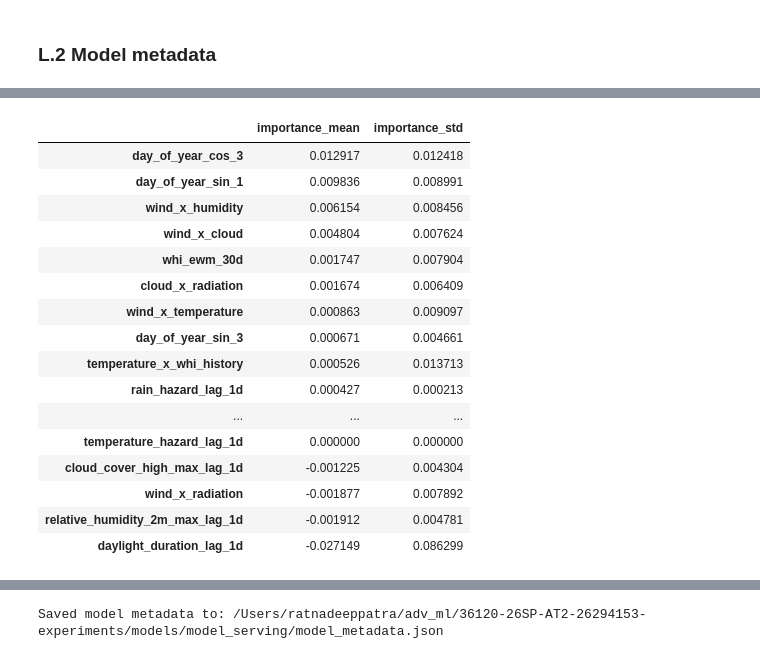
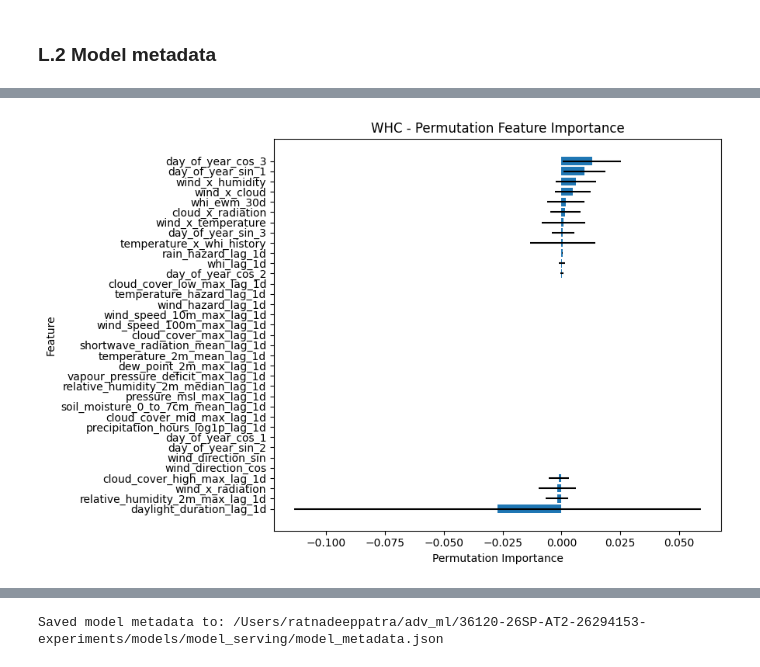
Before and after one commit to RP28/36120-26SP-AT2-26294153-experiments, a Jupyter notebook: notebooks/comfort_climate/36120_26SP_AT2_26294153_experiment_3.ipynb, the cells around one changed output, grey strips where cells are left out. Saved outputs shown, nothing was run; the diff lists cells and outputs as text; code cells hidden in the pictures.

```diff
--- a/notebooks/comfort_climate/36120_26SP_AT2_26294153_experiment_3.ipynb
+++ b/notebooks/comfort_climate/36120_26SP_AT2_26294153_experiment_3.ipynb
@@ -1463,30 +1413,16 @@ cci_target_3d
 # %%
 hazard_feature_importance = get_permutation_importance(
     classification_workflow,
     scoring=classification_scorer
 )
 
 hazard_metrics = classification_test_metrics(classification_workflow)
-
-display(
-    pd.DataFrame(hazard_feature_importance).T
-    .sort_values("importance_mean", ascending=False)
-)
+importance_df = pd.DataFrame(hazard_feature_importance).T.sort_values("importance_mean", ascending=True)
+plt.figure(figsize=(9, 6))
+plt.barh(importance_df.index, importance_df["importance_mean"], xerr=importance_df["importance_std"],)
+plt.xlabel("Permutation Importance")
+plt.ylabel("Feature")
+plt.title("WHC - Permutation Feature Importance")
+plt.tight_layout()
 # %% [output]
-|  | importance_mean | importance_std |
-| day_of_year_cos_3 | 0.012917 | 0.012418 |
-| day_of_year_sin_1 | 0.009836 | 0.008991 |
-| wind_x_humidity | 0.006154 | 0.008456 |
-| wind_x_cloud | 0.004804 | 0.007624 |
-| whi_ewm_30d | 0.001747 | 0.007904 |
-| cloud_x_radiation | 0.001674 | 0.006409 |
-| wind_x_temperature | 0.000863 | 0.009097 |
-| day_of_year_sin_3 | 0.000671 | 0.004661 |
-| temperature_x_whi_history | 0.000526 | 0.013713 |
-| rain_hazard_lag_1d | 0.000427 | 0.000213 |
-| ... | ... | ... |
-| temperature_hazard_lag_1d | 0.000000 | 0.000000 |
-| cloud_cover_high_max_lag_1d | -0.001225 | 0.004304 |
-| wind_x_radiation | -0.001877 | 0.007892 |
-| relative_humidity_2m_max_lag_1d | -0.001912 | 0.004781 |
-| daylight_duration_lag_1d | -0.027149 | 0.086299 |
+[figure, added]
```
Also changed, not shown: parts of 4 cells of this notebook.
